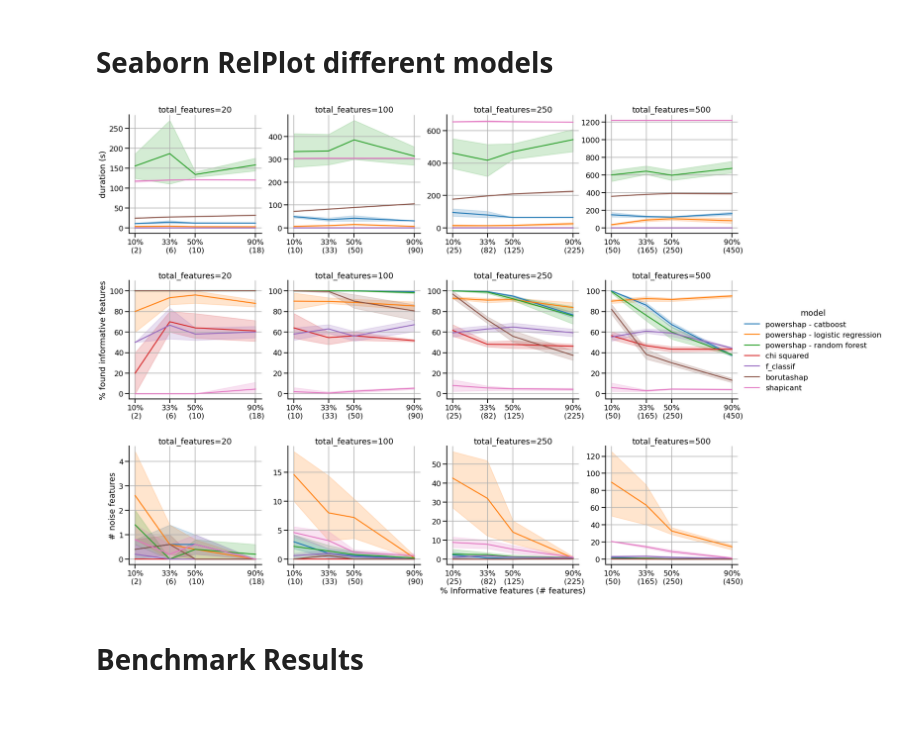
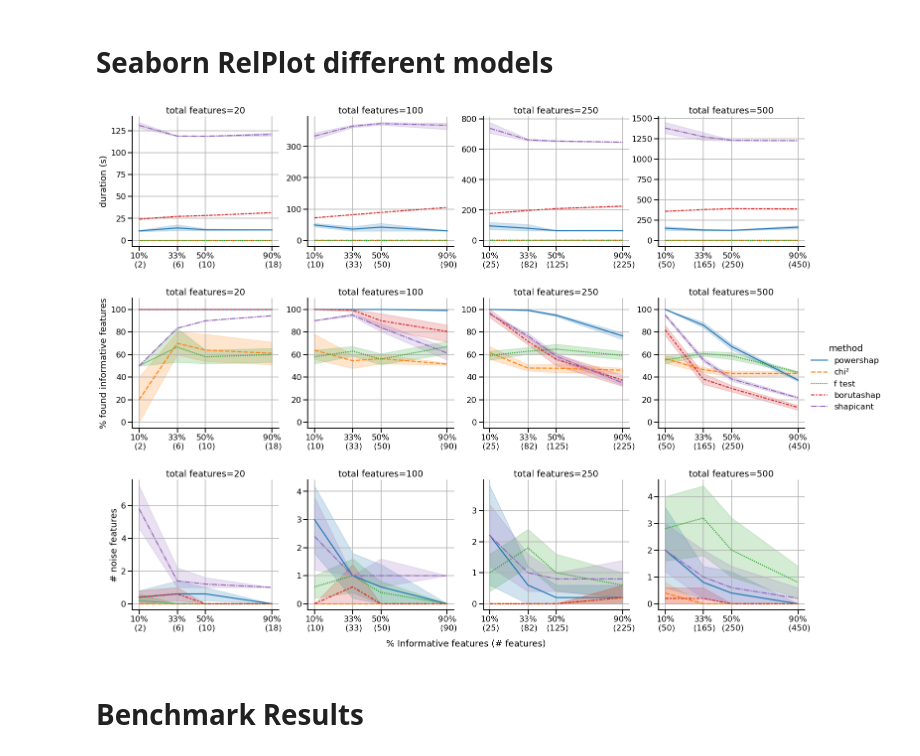
Before and after one commit to predict-idlab/powershap, a Jupyter notebook: examples/visualisation_powershap.ipynb, the cells around one changed output. Cells and saved outputs as stored; diff of their text form; code cells hidden in the pictures; blank space fills up the shorter version.

```diff
--- a/examples/visualisation_powershap.ipynb
+++ b/examples/visualisation_powershap.ipynb
@@ -85,37 +85,40 @@ plt.subplots_adjust(wspace=0.2, hspace=0.4)
 # Seaborn RelPlot different models
 # %%
 import seaborn as sns
+from matplotlib.ticker import ScalarFormatter
+
+pure_powershap = False
 
 df_esti_500 = pd.read_csv("results/estimators_500_Classification_output_df.csv")
-df_esti_500["model"]="powershap - catboost"
+df_esti_500["method"]="powershap - catboost - 500 est"
 df_esti_250 = pd.read_csv("results/estimators_250_Classification_output_df.csv")
-df_esti_250["model"]="powershap - catboost"
+df_esti_250["method"]="powershap"# - catboost - 250 est"
 df_esti_50 = pd.read_csv("results/estimators_50_Classification_output_df.csv")
-df_esti_50["model"]="powershap 50 est"
+df_esti_50["method"]="powershap - catboost - 50 est"
 
 df_logreg = pd.read_csv("results/logisticregressioncv_output_df.csv")
-df_logreg["model"]="powershap - logistic regression"
+df_logreg["method"]="powershap - logistic regression"
 df_logreg_polytone = pd.read_csv("results/logisticregressioncv_output_df_polytone.csv")
-df_logreg_polytone["model"]="logistic regression polytone"
+df_logreg_polytone["method"]="logistic regression polytone"
 
 df_chisq = pd.read_csv("results/chisquared_output_df.csv")
-df_chisq["model"]="chi squared"
+df_chisq["method"]="chi²"
 df_chisq_poly = pd.read_csv("results/chi_squared_polytone_output_df.csv")
-df_chisq_poly["model"]="chi polytone"
+df_chisq_poly["method"]="chi polytone"
 
 df_f_classif = pd.read_csv("results/f_classif_output_df.csv")
-df_f_classif["model"]="f_classif"
+df_f_classif["method"]="f test"
 df_f_classif_poly = pd.read_csv("results/f_classif_polytone_output_df.csv")
-df_f_classif_poly["model"]="f_classif polytone"
+df_f_classif_poly["method"]="f_classif polytone"
 
 df_random = pd.read_csv("results/randomforest_output_df.csv")
-df_random["model"]="powershap - random forest"
+df_random["method"]="powershap - random forest"
 t = df_random[df_random.n_samples==1000].copy()
 t["n_samples"]=20000
 df_random = df_random.append(t)
 
 df_shapicant = pd.read_csv("results/shapicant_output_df.csv")
-df_shapicant["model"]="shapicant"
+df_shapicant["method"]="shapicant"
 t = df_shapicant[df_shapicant.total_features==20].copy()
 t["total_features"]=50
 df_shapicant = df_shapicant.append(t)
@@ -127,23 +130,35 @@ t["n_samples"]=1000
 df_shapicant = df_shapicant.append(t)
 
 df_boruta = pd.read_csv("results/250_est_Catboost_borutashap_output_df.csv")
-df_boruta["model"]="borutashap"
+df_boruta["method"]="borutashap"
 
 order_samples = [5000]#1000,5000,20000]
 order_features = [20,100,250,500]
 
-#df = df_esti_50.append(df_esti_250).append(df_esti_500).append(df_logreg).append(df_chisq).append(df_f_classif).append(df_random).append(df_boruta)
-df = df_esti_250.append(df_logreg).append(df_random).append(df_chisq).append(df_f_classif).append(df_boruta).append(df_shapicant)
+
+#df = df_esti_250.append(df_logreg).append(df_random).append(df_chisq).append(df_f_classif).append(df_boruta).append(df_shapicant)
+#df = df_esti_250.append(df_chisq).append(df_f_classif).append(df_boruta).append(df_shapicant)
+
 #df = df_esti_250.append(df_logreg).append(df_chisq).append(df_f_classif).append(df_boruta)
 
-#df["model_samples"]=df["model"].values+"_"+df["n_samples"].map(lambda x: f"{x:,}").values
+#df["model_samples"]=df["method"].values+"_"+df["n_samples"].map(lambda x: f"{x:,}").values
 
-df["%informative_features"]=np.tile(np.repeat([10,33,50,90],5),15*7)
+if pure_powershap:
+    df = df_esti_50.append(df_esti_250).append(df_esti_500).append(df_logreg).append(df_random)
+    df_n = 5
+else:
+    df = df_esti_250.append(df_chisq).append(df_f_classif).append(df_boruta).append(df_shapicant)
+    df_n=5
+
+
+df["%informative_features"]=np.tile(np.repeat([10,33,50,90],5),15*5)
 df["%found_informative_features"]=df["found_informative_features"]/df["informative_features"]*100
 df["%outputted_noise_features"]=df["outputted_noise_features"]/(df["total_features"]-df["informative_features"])*100
 
+df = df.rename(columns={"total_features":"total features"})
+
 df = df[df.n_samples.isin(order_samples)]
-df = df[df.total_features.isin(order_features)]
+df = df[df["total features"].isin(order_features)]
 df = df.drop(columns="n_samples")
 
 sns.set_context("talk")
@@ -152,63 +167,75 @@ row_names = ["duration (s)","% found informative features", "# noise features"]#
 #df["n_samples"] = df["n_samples"].map(lambda x: f"{x:,}")
 g = sns.relplot(
     data=df.melt(
-        id_vars=["total_features","informative_features","model", "%informative_features"]
+        id_vars=["total features","informative_features","method", "%informative_features"]
     ),
     kind="line",
-    hue="model",
+    hue="method",
     #hue_order=["1,000","5,000","20,000"],
     x="%informative_features",
+    style="method",
     y="value",
-    col="total_features",
+    col="total features",
     row="variable",
     palette="tab10",
     row_order=row_order,
     facet_kws={"sharey": False,"sharex":False},
     height=5,
 )
+
 g.set_titles("{col_var}={col_name}")
 
 axis_all = g.axes
 
 #for axs in axis_all[0]:
     #axs.set_yscale("log")
+    #axs.yaxis.set_major_formatter(ScalarFormatter())
     #axs.set_ylim([1,800])
 for axs in axis_all[1]:
     axs.set_ylim([-5,110])
-#for axs in axis_all[2]:
-#    axs.set_ylim([-0.25,5])
+
 
 j_plot=0
 for row_axs, row_name in zip(g.axes, row_names):
     row_axs[0].set_ylabel(row_name)
 
     for rows in row_axs:
         rows.grid()
         rows.set_xlabel("")
         rows.set_xticks(ticks=[10,33,50,90])
-        rows.set_xticklabels(append_list_strings_dict(["10%\n","33%\n","50%\n","90%\n"],df[(df.total_features==order_features[j_plot%5])&(df.seed==j_plot%5)].informative_features.values))
+        rows.set_xticklabels(append_list_strings_dict(["10%\n","33%\n","50%\n","90%\n"],df[(df["total features"]==order_features[j_plot%5])&(df.seed==j_plot%5)].informative_features.values))
         j_plot = j_plot + 1
     j_plot = 0
 
-g.axes[-1][2].set_xlabel("% Informative features (# features)")
+#g.axes[-1][2].set_xlabel("% Informative features (# features)")
+plt.text(-110, -1.5, "% Informative features (# features)", ha='center', va='center')
+
 
 plt.subplots_adjust(wspace=0.2, hspace=0.4)
-plt.savefig("results/total_perforamnce_all_models_"+str(order_samples[0])+".jpg", bbox_inches="tight")
-plt.savefig("results/total_perforamnce_all_models_"+str(order_samples[0])+".pdf", bbox_inches="tight")
-plt.savefig("results/total_perforamnce_all_models_"+str(order_samples[0])+".svg", bbox_inches="tight")
-plt.savefig("results/total_perforamnce_all_models_"+str(order_samples[0])+".png", bbox_inches="tight")
+
+
+if pure_powershap:
+    plt.savefig("results/powershap_performance_all_diff_models"+str(order_samples[0])+".jpg", bbox_inches="tight")
+    plt.savefig("results/powershap_performance_all_diff_models"+str(order_samples[0])+".pdf", bbox_inches="tight")
+    plt.savefig("results/powershap_performance_all_diff_models"+str(order_samples[0])+".svg", bbox_inches="tight")
+    plt.savefig("results/powershap_performance_all_diff_models"+str(order_samples[0])+".png", bbox_inches="tight")
+else:
+    plt.savefig("results/total_perforamnce_all_models_"+str(order_samples[0])+".jpg", bbox_inches="tight")
+    plt.savefig("results/total_perforamnce_all_models_"+str(order_samples[0])+".pdf", bbox_inches="tight")
+    plt.savefig("results/total_perforamnce_all_models_"+str(order_samples[0])+".svg", bbox_inches="tight")
+    plt.savefig("results/total_perforamnce_all_models_"+str(order_samples[0])+".png", bbox_inches="tight")
 
 #plt.savefig("total_perforamnce_all_models_"+str(order_samples[0])+".jpg", bbox_inches="tight")
 #plt.savefig("total_perforamnce_all_models_"+str(order_samples[0])+".pdf", bbox_inches="tight")
 #plt.savefig("total_perforamnce_all_models_"+str(order_samples[0])+".svg", bbox_inches="tight")
 #plt.savefig("total_perforamnce_all_models_"+str(order_samples[0])+".png", bbox_inches="tight")
 
 #plt.savefig("classification_50_estimators_performance_plot.pdf", bbox_inches="tight")
 #plt.savefig("classification_50_estimators_performance_plot.jpg", bbox_inches="tight")
 #plt.savefig("classification_50_estimators_performance_plot.pdf", bbox_inches="tight")
 #plt.savefig("logisticregression_cv_performance_plot.jpg", bbox_inches="tight")
 # %% [output]
-[figure, old version]
+[figure, new version]
 # %% [markdown]
 # Benchmark Results
 # %%
```
Also changed, not shown: parts of 7 cells of this notebook, 4 other files.
